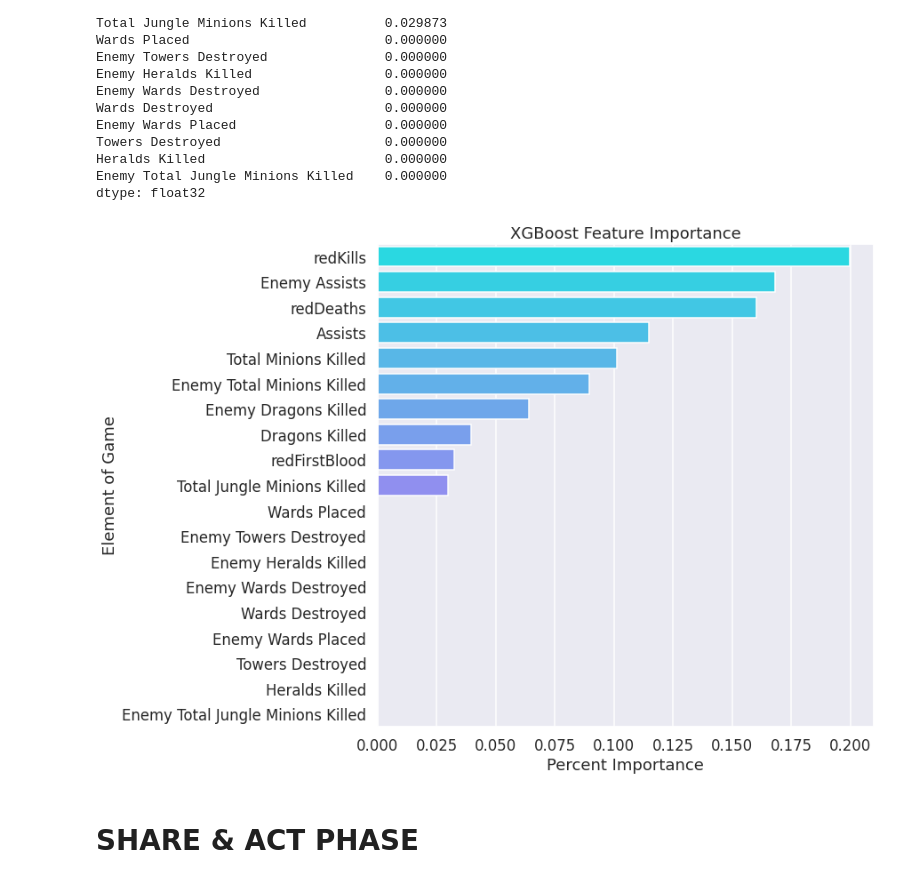
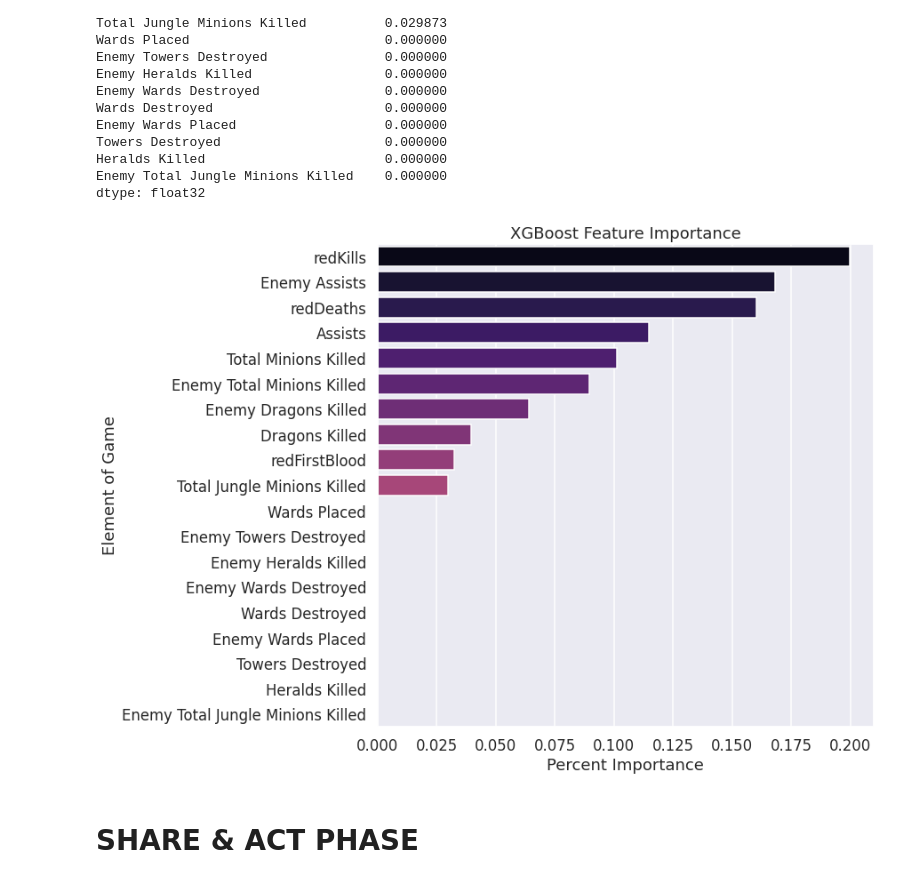
Before and after one commit to ViniciusARZ/Machine-Learning-Analytics, a Jupyter notebook: LeagueOfLegends_PredictionOfWinning.ipynb, the cells around one changed output. Cells and saved outputs as stored; diff of their text form; code cells hidden in the pictures.

```diff
--- a/LeagueOfLegends_PredictionOfWinning.ipynb
+++ b/LeagueOfLegends_PredictionOfWinning.ipynb
@@ -725,14 +725,14 @@ dtype: float32
 # %%
 # Create bar plot of feature importances.
 fig, ax = plt.subplots(figsize=(10,10))
 
-sns.barplot(x=xgb_importance.values, y=xgb_importance.index, palette='cool', ax=ax, orient='h')
+sns.barplot(x=xgb_importance.values, y=xgb_importance.index, palette='magma', ax=ax, orient='h')
 
 ax.set_title('XGBoost Feature Importance')
 ax.set_xlabel('Percent Importance')
 ax.set_ylabel('Element of Game');
 # %% [output]
-[figure, old version]
+[figure, new version]
 # %% [markdown]
 # SHARE & ACT PHASE
 # %% [markdown]
```
Also changed, not shown: parts of 2 cells of this notebook.
